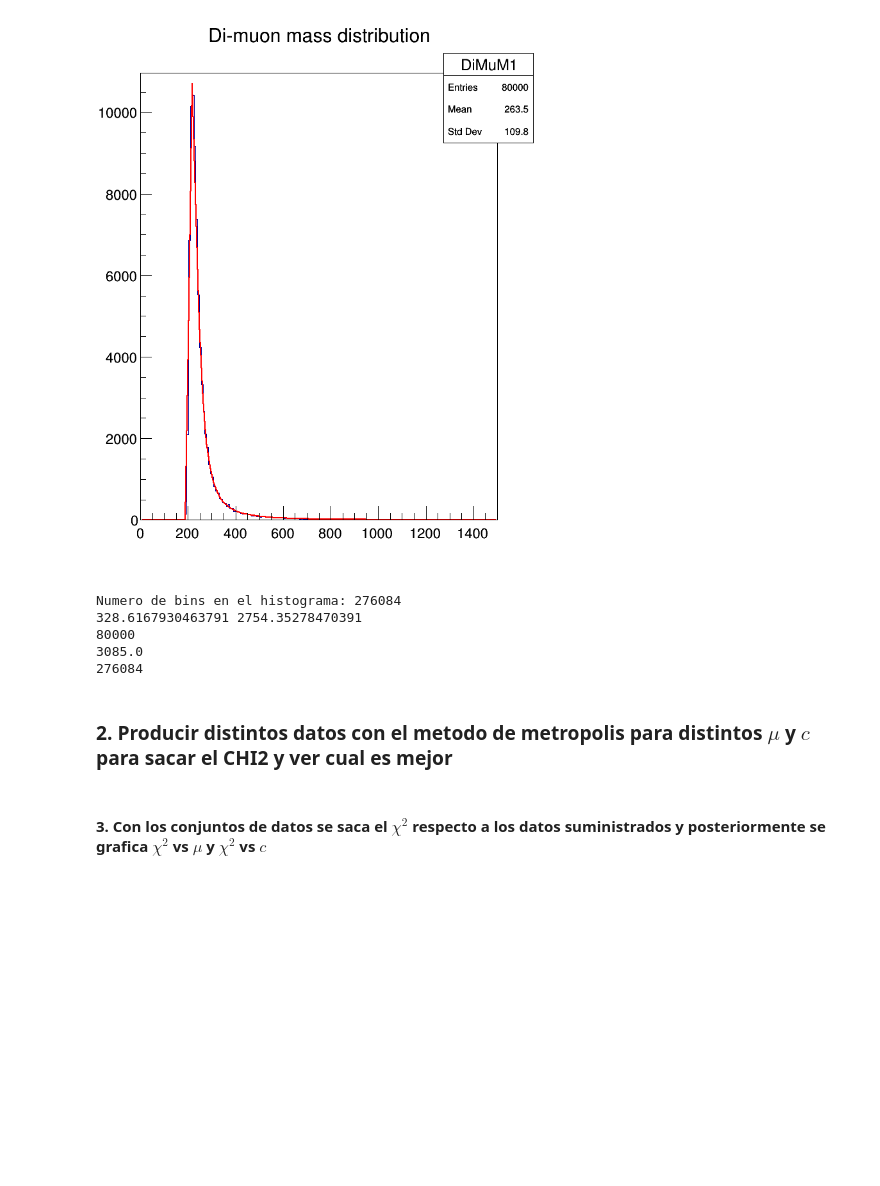
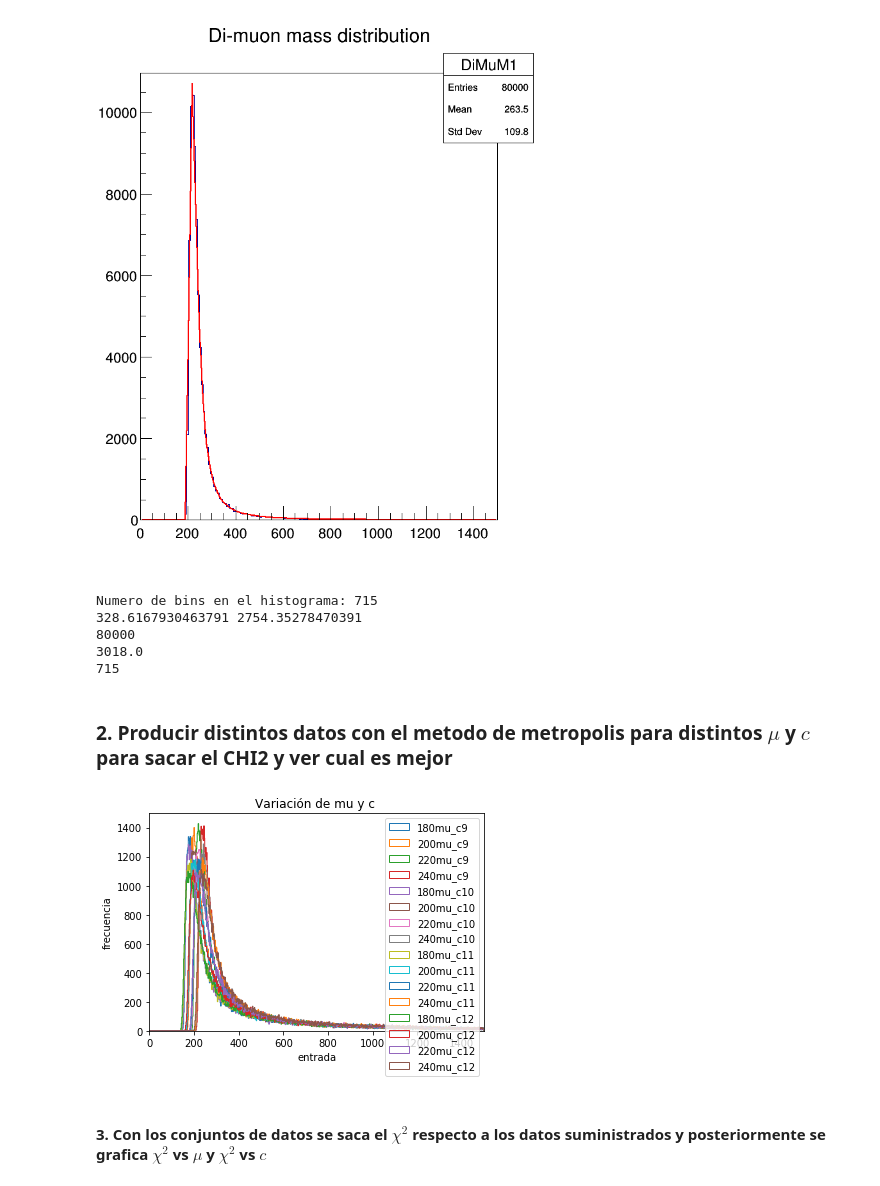
Before and after one commit to samuelquitiang/CUFICO_2019_2, a Jupyter notebook: Parciales/Parcial2/N1152222545/Parcial_2.ipynb, the cells around one changed output. Cells and saved outputs as stored; diff of their text form; code cells hidden in the pictures; blank space fills up the shorter version.

```diff
--- a/Parciales/Parcial2/N1152222545/Parcial_2.ipynb
+++ b/Parciales/Parcial2/N1152222545/Parcial_2.ipynb
@@ -103,18 +102,19 @@ def P(x,mu,c):
   L=ROOT.TMath.Landau(x,mu,c)
   return L
 def Met(P,k,l,N):
-  A=[uniform(0.,lim)]
+  lim=2000
+  A=[uniform(0,lim)]
   while len(A) < N:
-
-     phi1 = uniform(0.,lim)
-     ds = -np.log(P(phi1,k,l)/P(A[-1],k,l))
-     if ds<0:
-       A.append(phi1)
-     elif ds>0:
-       v=random()
-       p=P(phi1,k,l)/P(A[-1],k,l)
-       if v<p:
-          A.append(phi1)
+    if  P(A[-1],k,l) != 0:
+      phi1 = uniform(0,lim)
+      ds = -np.log(P(phi1,k,l)/P(A[-1],k,l))
+      if ds<0:
+        A.append(phi1)
+      elif ds>0:
+         v=random()
+         p=P(phi1,k,l)/P(A[-1],k,l)
+         if v<p:
+           A.append(phi1)
   A=np.array(A)
   return  A
 # %% [markdown]
@@ -167,32 +167,35 @@ print(np.mean(E),np.std(E))
 print(len(E))
 print(max(h[0]))
 print(h[0].size)
+Nbin=h[0].size
 # %% [output]
-Numero de bins en el histograma: 276084
+Numero de bins en el histograma: 715
 328.6167930463791 2754.35278470391
 80000
-3085.0
-276084
+3018.0
+715
 # %% [markdown]
 ### 2. Producir distintos datos con el metodo de metropolis para distintos $\mu$ y $c$ para sacar el CHI2 y ver cual es mejor
 # %%
 C1=[9,10,11,12]
 MU1=[180,200,220,240]
 N=len(E)
-Nbin=h[0].size #Número de bins que se usará
+Nbin=h[0].size   #Número de bins que se usará
 lim=3000 #numero maximo para creación de datos
 DM=[] #datos generados a distintos mu
 Hist=[]
 for i in C1:
   for j in MU1:
     DM.append(Met(P,j,i,N))
-    Hist.append(plt.hist(DM[-1],bins=Nbin-1,label=[str(j)+"mu_c"+str(i)],histtype='step'))
+    Hist.append(plt.hist([DM[-1]],bins=Nbin,range=(0,1500),label=[str(j)+"mu_c"+str(i)],histtype='step'))
 plt.title("Variación de mu y c ")
+plt.legend()
 plt.xlim(0,1500)
-plt.legend()
 plt.xlabel("entrada")
 plt.ylabel("frecuencia")
 plt.show()
+# %% [output]
+[figure, added]
 # %% [markdown]
 #### 3. Con los conjuntos de datos se saca el $\chi^2$ respecto a los datos suministrados y posteriormente se grafica  $\chi^2$ vs $\mu$ y $\chi^2$ vs $c$
 # %%
```
Also changed, not shown: parts of 12 cells of this notebook.
